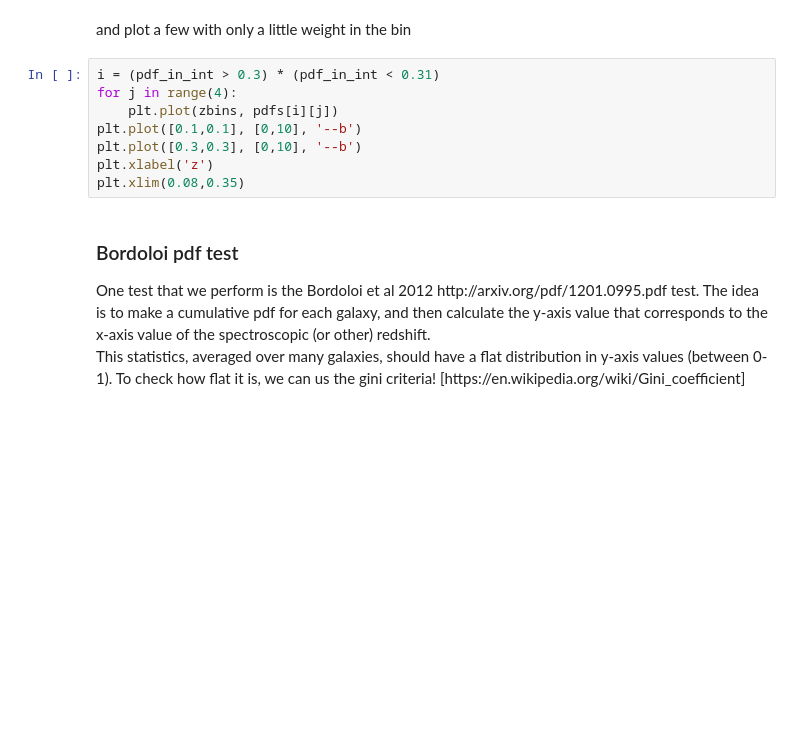
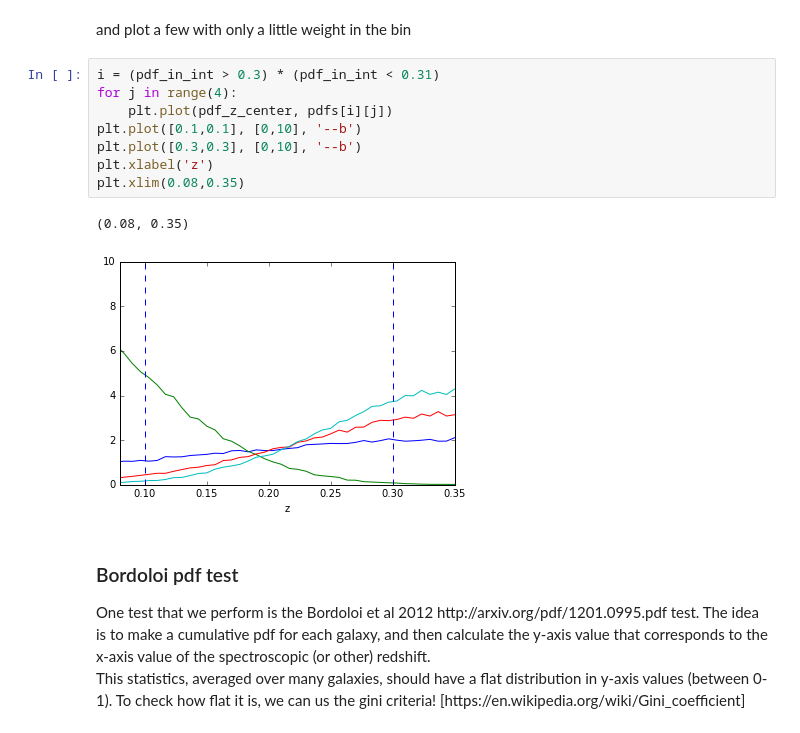
Before and after one commit to DarkEnergySurvey/bpz, a Jupyter notebook: notebook/ValidationScriptExample.ipynb, the cells around one changed output. Saved outputs shown, nothing was run; the diff lists cells and outputs as text; blank space fills up the shorter version.

```diff
--- a/notebook/ValidationScriptExample.ipynb
+++ b/notebook/ValidationScriptExample.ipynb
@@ -376,11 +397,14 @@ and plot a few with only a little weight in the bin
 # %%
 i = (pdf_in_int > 0.3) * (pdf_in_int < 0.31)
 for j in range(4):
-    plt.plot(zbins, pdfs[i][j])
+    plt.plot(pdf_z_center, pdfs[i][j])
 plt.plot([0.1,0.1], [0,10], '--b')
 plt.plot([0.3,0.3], [0,10], '--b')
 plt.xlabel('z')
 plt.xlim(0.08,0.35)
+# %% [output]
+(0.08, 0.35)
+[figure, added]
 # %% [markdown]
 <h3>Bordoloi pdf test</h3>
 <p>One test that we perform is the Bordoloi et al 2012 http://arxiv.org/pdf/1201.0995.pdf test. The idea is to make a cumulative pdf for each galaxy, and then calculate the y-axis value that corresponds to the x-axis value of the spectroscopic (or other) redshift.
```
Also changed, not shown: parts of 35 cells of this notebook.
